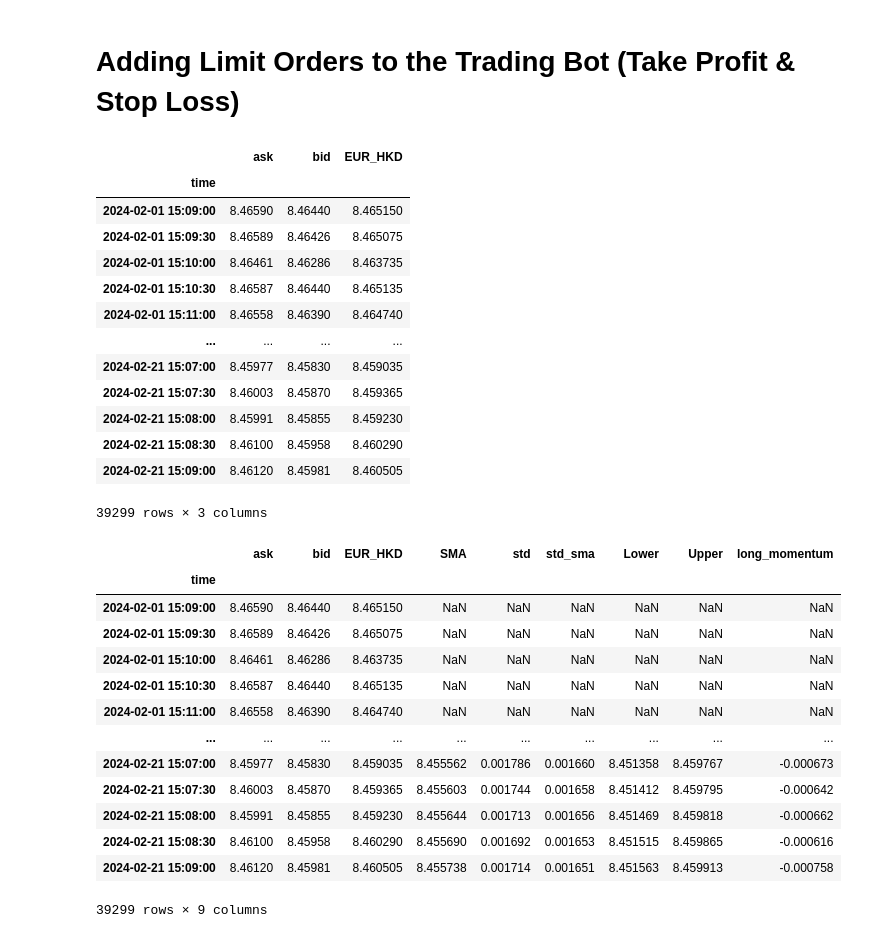
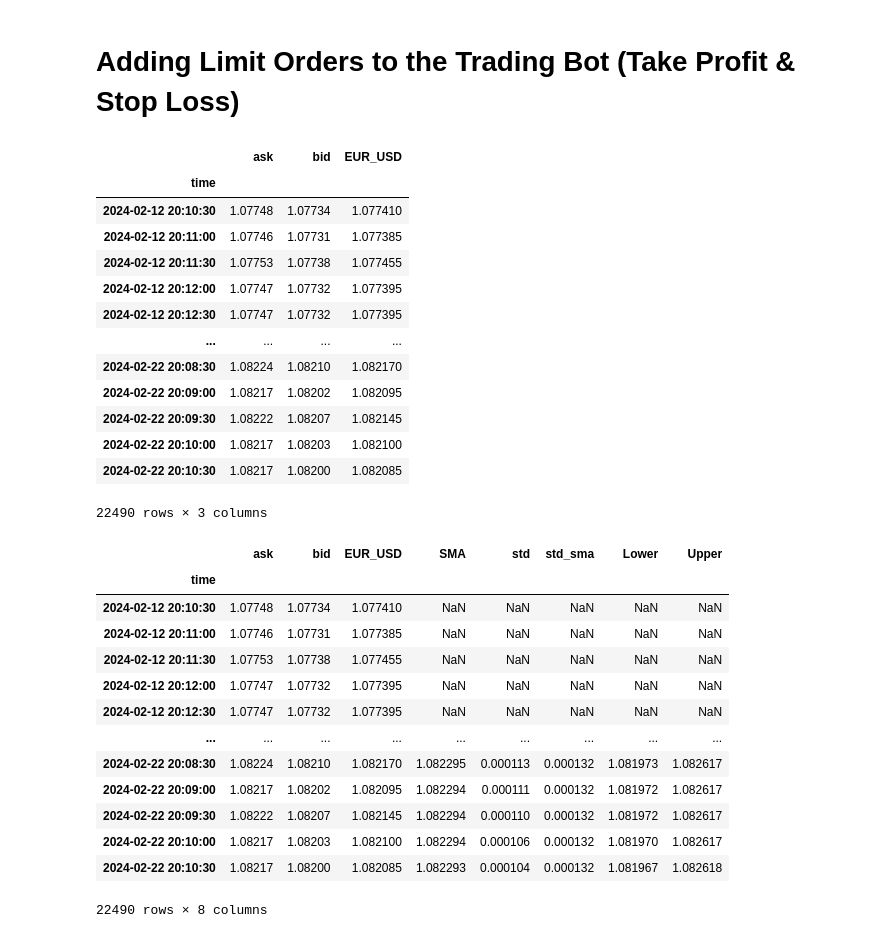
Before and after one commit to dshilman/algo-trading, a Jupyter notebook: code/explore/03 - Strateg.ipynb, the cells around one changed output. Cells and saved outputs as stored; diff of their text form; code cells hidden in the pictures.

```diff
--- a/code/explore/03 - Strateg.ipynb
+++ b/code/explore/03 - Strateg.ipynb
@@ -16,7 +16,7 @@ from datetime import datetime
 import matplotlib.pyplot as plt
 from trading import MyTT
 # %%
-instrument = "EUR_HKD"
+instrument = "EUR_USD"
 bar_length = timedelta(minutes = 1)
 SMA = 200
 dev = 2
@@ -41,50 +41,50 @@ dev = 2
 # raw_df = pd.read_pickle(f"../../data/backtest_{instrument}.pcl")
 # %%
 api = OANDA_API("../../config/oanda.cfg")
-raw_df = api.get_history_with_all_prices(instrument, 20)
+raw_df = api.get_history_with_all_prices(instrument, 10)
 # %%
 raw_df
 # %% [output]
-|  | ask | bid | EUR_HKD |
+|  | ask | bid | EUR_USD |
 | time |  |  |  |
-| 2024-02-01 15:09:00 | 8.46590 | 8.46440 | 8.465150 |
-| 2024-02-01 15:09:30 | 8.46589 | 8.46426 | 8.465075 |
-| 2024-02-01 15:10:00 | 8.46461 | 8.46286 | 8.463735 |
-| 2024-02-01 15:10:30 | 8.46587 | 8.46440 | 8.465135 |
-| 2024-02-01 15:11:00 | 8.46558 | 8.46390 | 8.464740 |
+| 2024-02-12 20:10:30 | 1.07748 | 1.07734 | 1.077410 |
+| 2024-02-12 20:11:00 | 1.07746 | 1.07731 | 1.077385 |
+| 2024-02-12 20:11:30 | 1.07753 | 1.07738 | 1.077455 |
+| 2024-02-12 20:12:00 | 1.07747 | 1.07732 | 1.077395 |
+| 2024-02-12 20:12:30 | 1.07747 | 1.07732 | 1.077395 |
 | ... | ... | ... | ... |
-| 2024-02-21 15:07:00 | 8.45977 | 8.45830 | 8.459035 |
-| 2024-02-21 15:07:30 | 8.46003 | 8.45870 | 8.459365 |
-| 2024-02-21 15:08:00 | 8.45991 | 8.45855 | 8.459230 |
-| 2024-02-21 15:08:30 | 8.46100 | 8.45958 | 8.460290 |
-| 2024-02-21 15:09:00 | 8.46120 | 8.45981 | 8.460505 |
+| 2024-02-22 20:08:30 | 1.08224 | 1.08210 | 1.082170 |
+| 2024-02-22 20:09:00 | 1.08217 | 1.08202 | 1.082095 |
+| 2024-02-22 20:09:30 | 1.08222 | 1.08207 | 1.082145 |
+| 2024-02-22 20:10:00 | 1.08217 | 1.08203 | 1.082100 |
+| 2024-02-22 20:10:30 | 1.08217 | 1.08200 | 1.082085 |
-39299 rows × 3 columns
+22490 rows × 3 columns
 # %%
 df = raw_df.copy()
 
 df["SMA"] = df[instrument].rolling(SMA).mean()
 std = df[instrument].rolling(SMA).std() * dev
 df["std"] = df[instrument].rolling(60).std()
 df["std_sma"] = df["std"].rolling(60).mean()
-df []
+
 df["Lower"] = df["SMA"] - std
 df["Upper"] = df["SMA"] + std
 
 df
 # %% [output]
-|  | ask | bid | EUR_HKD | SMA | std | std_sma | Lower | Upper | long_momentum |
-| time |  |  |  |  |  |  |  |  |  |
-| 2024-02-01 15:09:00 | 8.46590 | 8.46440 | 8.465150 | NaN | NaN | NaN | NaN | NaN | NaN |
-| 2024-02-01 15:09:30 | 8.46589 | 8.46426 | 8.465075 | NaN | NaN | NaN | NaN | NaN | NaN |
-| 2024-02-01 15:10:00 | 8.46461 | 8.46286 | 8.463735 | NaN | NaN | NaN | NaN | NaN | NaN |
-| 2024-02-01 15:10:30 | 8.46587 | 8.46440 | 8.465135 | NaN | NaN | NaN | NaN | NaN | NaN |
-| 2024-02-01 15:11:00 | 8.46558 | 8.46390 | 8.464740 | NaN | NaN | NaN | NaN | NaN | NaN |
-| ... | ... | ... | ... | ... | ... | ... | ... | ... | ... |
-| 2024-02-21 15:07:00 | 8.45977 | 8.45830 | 8.459035 | 8.455562 | 0.001786 | 0.001660 | 8.451358 | 8.459767 | -0.000673 |
-| 2024-02-21 15:07:30 | 8.46003 | 8.45870 | 8.459365 | 8.455603 | 0.001744 | 0.001658 | 8.451412 | 8.459795 | -0.000642 |
-| 2024-02-21 15:08:00 | 8.45991 | 8.45855 | 8.459230 | 8.455644 | 0.001713 | 0.001656 | 8.451469 | 8.459818 | -0.000662 |
-| 2024-02-21 15:08:30 | 8.46100 | 8.45958 | 8.460290 | 8.455690 | 0.001692 | 0.001653 | 8.451515 | 8.459865 | -0.000616 |
-| 2024-02-21 15:09:00 | 8.46120 | 8.45981 | 8.460505 | 8.455738 | 0.001714 | 0.001651 | 8.451563 | 8.459913 | -0.000758 |
+|  | ask | bid | EUR_USD | SMA | std | std_sma | Lower | Upper |
+| time |  |  |  |  |  |  |  |  |
+| 2024-02-12 20:10:30 | 1.07748 | 1.07734 | 1.077410 | NaN | NaN | NaN | NaN | NaN |
+| 2024-02-12 20:11:00 | 1.07746 | 1.07731 | 1.077385 | NaN | NaN | NaN | NaN | NaN |
+| 2024-02-12 20:11:30 | 1.07753 | 1.07738 | 1.077455 | NaN | NaN | NaN | NaN | NaN |
+| 2024-02-12 20:12:00 | 1.07747 | 1.07732 | 1.077395 | NaN | NaN | NaN | NaN | NaN |
+| 2024-02-12 20:12:30 | 1.07747 | 1.07732 | 1.077395 | NaN | NaN | NaN | NaN | NaN |
+| ... | ... | ... | ... | ... | ... | ... | ... | ... |
+| 2024-02-22 20:08:30 | 1.08224 | 1.08210 | 1.082170 | 1.082295 | 0.000113 | 0.000132 | 1.081973 | 1.082617 |
+| 2024-02-22 20:09:00 | 1.08217 | 1.08202 | 1.082095 | 1.082294 | 0.000111 | 0.000132 | 1.081972 | 1.082617 |
+| 2024-02-22 20:09:30 | 1.08222 | 1.08207 | 1.082145 | 1.082294 | 0.000110 | 0.000132 | 1.081972 | 1.082617 |
+| 2024-02-22 20:10:00 | 1.08217 | 1.08203 | 1.082100 | 1.082294 | 0.000106 | 0.000132 | 1.081970 | 1.082617 |
+| 2024-02-22 20:10:30 | 1.08217 | 1.08200 | 1.082085 | 1.082293 | 0.000104 | 0.000132 | 1.081967 | 1.082618 |
-39299 rows × 9 columns
+22490 rows × 8 columns
 # %%
 df.tail(20)
```
Also changed, not shown: parts of 8 cells of this notebook, 3 other files.
